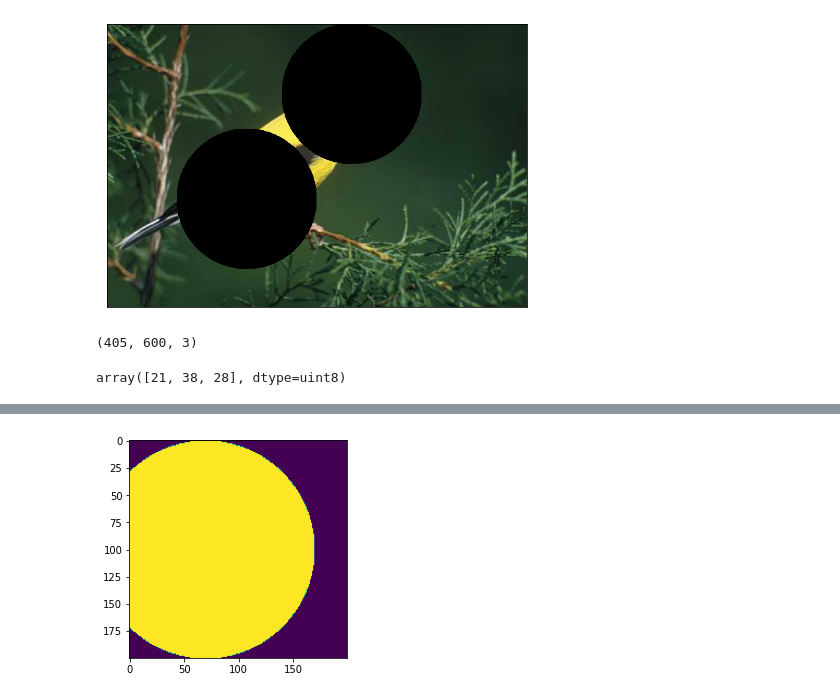
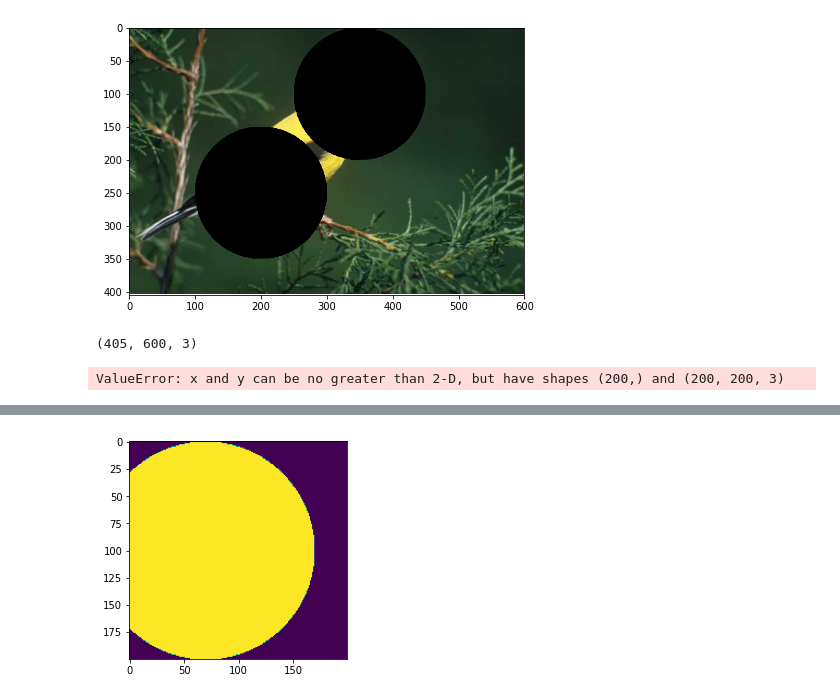
Before and after one commit to tpgmartin/inm363-individual-project, a Jupyter notebook: notebooks/Explore Image Occlusion.ipynb, the cells around one changed output, grey strips where cells are left out. Drawn from its saved outputs; the diff is of its cells as text; code cells hidden in the pictures.

Commit message:
WIP Add multiple image elements together

```diff
--- a/notebooks/Explore Image Occlusion.ipynb
+++ b/notebooks/Explore Image Occlusion.ipynb
@@ -19,20 +19,20 @@ previous_widths = []
 # %%
 # Classified as "loudspeaker"
 mask1 = draw.circle(100, 350, R)
 mask2 = draw.circle(250, 200, R)
 
 fig, ax = plt.subplots()
 ax.imshow(img)
 ax.plot(mask1[1], mask1[0], 'black', lw=1)
 ax.plot(mask2[1], mask2[0], 'black', lw=1)
-ax.set_xticks([]), ax.set_yticks([])
+# ax.set_xticks([]), ax.set_yticks([])
 ax.axis([0, img.shape[1], img.shape[0], 0])
 
-fig.tight_layout(pad=0.05)
+fig.tight_layout(pad=0.01)
 plt.savefig(f'../images/test_mask_custom.jpg')
 plt.show()
 # %% [output]
-[figure, old version]
+[figure, new version]
 # %%
 # Steps
 # * Crop seperate elements of image and black of surrounding, save orignal coords
@@ -42,7 +42,3 @@ plt.show()
 img.shape
 # %% [output]
 (405, 600, 3)
-# %%
-img[404][599]
-# %% [output]
-array([21, 38, 28], dtype=uint8)
@@ -48,0 +47,17 @@ array([21, 38, 28], dtype=uint8)
+# %%
+image = np.random.random((405, 600))
+
+canvas = np.zeros(image.shape, dtype=bool)
+
+
+# cropped_img1 = crop(img, ((0,205),(250,150),(0,0)))
+# cropped_img2 = crop(img, ((150,55),(100,300),(0,0)))
+
+fig, ax = plt.subplots()
+# ax.imshow(img)
+ax.set_xticks([]), ax.set_yticks([])
+ax.axis([0, 600, 405, 0])
+ax.plot(50, 350, cropped_img1)
+ax.plot(250, 200, cropped_img2)
+# %% [output]
+ValueError: x and y can be no greater than 2-D, but have shapes (200,) and (200, 200, 3)
```
Also changed, not shown: parts of 7 cells of this notebook.
